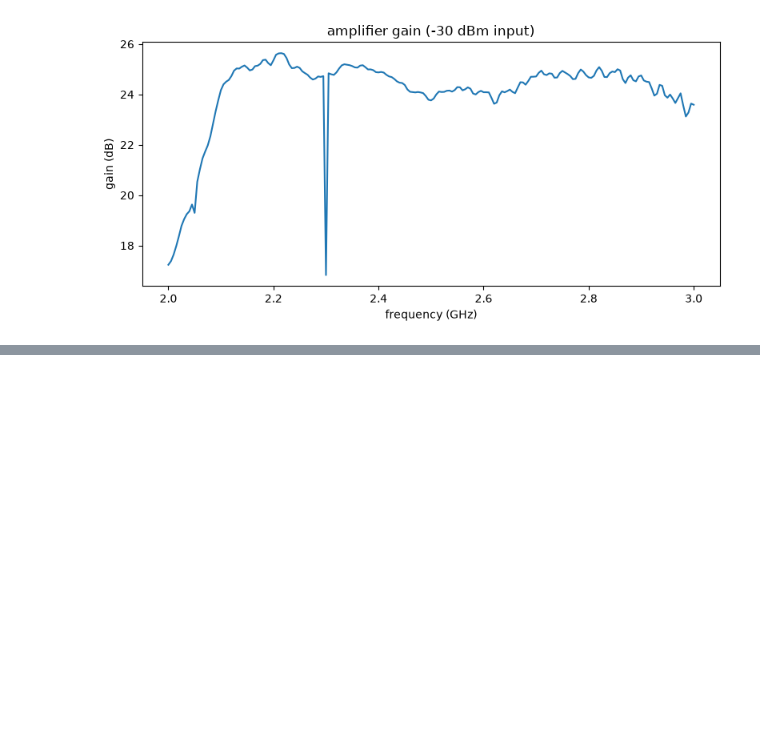
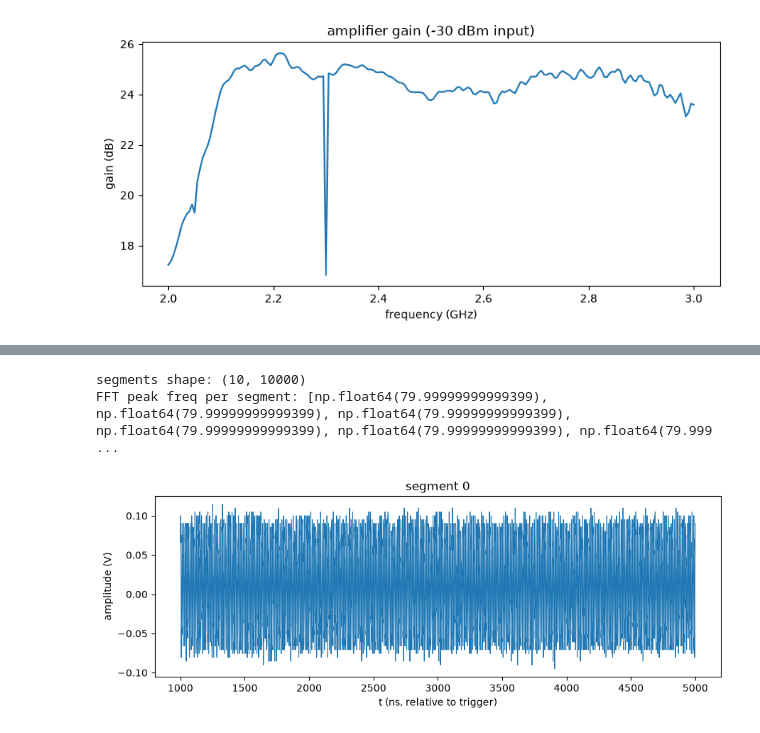
Before and after one commit to meimei2027/diamonds, a Jupyter notebook: experiment/cw_odmr.ipynb, the cells around one changed output, grey strips where cells are left out. Drawn from its saved outputs; the diff is of its cells as text; code cells hidden in the pictures; blank space fills up the shorter version.

```diff
--- a/experiment/cw_odmr.ipynb
+++ b/experiment/cw_odmr.ipynb
@@ -192,0 +408,38 @@ sa.close()
+# %%
+def compute_fft(t, y):
+    dt = t[1] - t[0]
+    N = len(y)
+    Y = np.fft.fft(y)
+    f = np.fft.fftfreq(N, d=dt)
+    Y = np.fft.fftshift(Y)
+    f = np.fft.fftshift(f)
+    return f, np.abs(Y / len(y))
+
+
+def get_peak_freq(t, y):
+    f, Y = compute_fft(t, y)
+    Y = np.abs(Y)
+    return np.abs(f[np.argmax(Y)]) / 1e6
+
+
+segments = np.load("data/cw_odmr_10hz_test.npy")
+t = make_t_from_metadata("data/cw_odmr_10hz_test_metadata.txt")
+print(f"segments shape: {segments.shape}")
+
+# Naive zero-crossing counting is unreliable on a small-amplitude signal like
+# this (noise near each true crossing causes spurious extra crossings,
+# systematically inflating the estimate) -- use the FFT peak instead, which
+# gave exactly 80.0000 MHz on every one of these segments when checked live.
+peak_freqs_mhz = [get_peak_freq(t, seg) for seg in segments]
+print(f"FFT peak freq per segment: {peak_freqs_mhz}")
+
+fig, ax = plt.subplots(figsize=(9, 3.5))
+ax.plot(t * 1e9, segments[0], lw=0.8)
+ax.set_xlabel("t (ns, relative to trigger)")
+ax.set_ylabel("amplitude (V)")
+ax.set_title("segment 0")
+fig.tight_layout()
+# %% [output]
+segments shape: (10, 10000)
+FFT peak freq per segment: [np.float64(79.99999999999399), np.float64(79.99999999999399), np.float64(79.99999999999399), np.float64(79.99999999999399), np.float64(79.99999999999399), np.float64(79.999 ...
+[figure, added]
```
Also changed, not shown: parts of 15 cells of this notebook, 6 other files.
